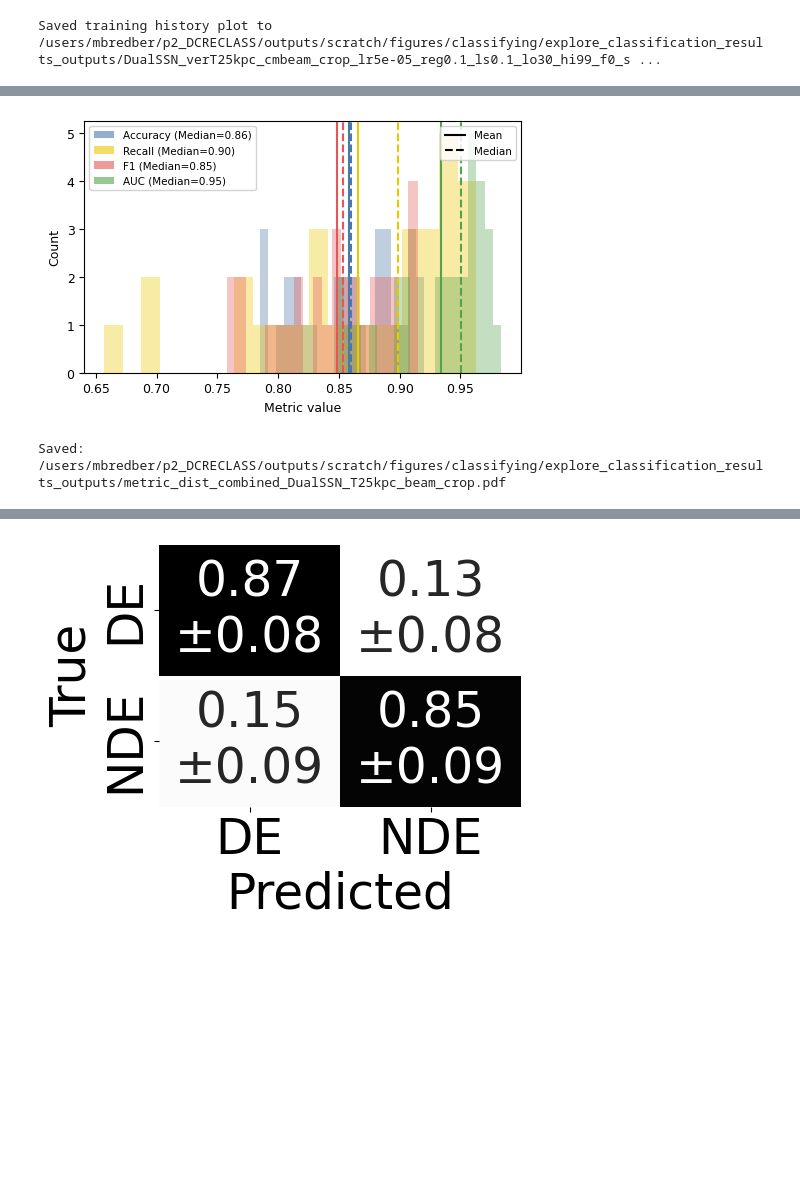
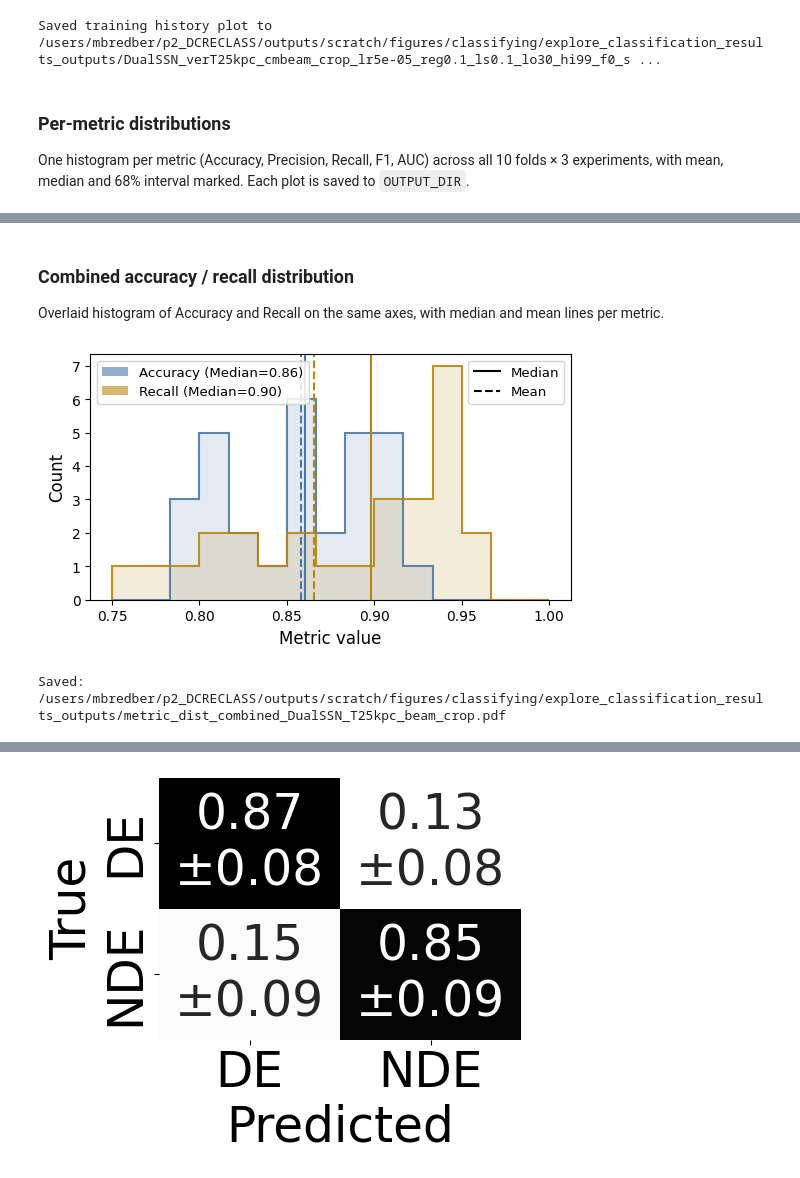
Before and after one commit to MarkusBredberg/dcreclass, a Jupyter notebook: notebooks/explore_classification_results.ipynb, the cells around one changed output, grey strips where cells are left out. Drawn from its saved outputs; the diff is of its cells as text; code cells hidden in the pictures; blank space fills up the shorter version.

Commit message:
New plots in notebook

```diff
--- a/notebooks/explore_classification_results.ipynb
+++ b/notebooks/explore_classification_results.ipynb
@@ -213,12 +242,9 @@ print('RunConfig defined')
 # %% [output]
 RunConfig defined
 # %%
-import json as _json
-
 @dataclass
 class LegacyRunConfig:
-    """Mimics RunConfig for use with plot_accuracy_bars/load_run.
-
+    """Subset of RunConfig fields needed to read legacy metrics from old-format pkl files.
     _draw_bars calls dataclasses.replace(cfg, version=..., blur_method=...)
     then load_run(cfg).  This class intercepts that call and reads from
     legacy_metrics.json instead of pkl files.
@@ -308,7 +334,7 @@ def load_run(cfg, verbose: bool = True) -> dict:
         '_cluster' : cluster-level diagnostics
         '_cfg'     : the RunConfig used
         '_old_keys': set of metric key suffixes (subset_fold_exp_lr_reg) whose
-                     data came from old_metrics_dir.  Used by plot_accuracy_bars()
+                     data came from old_metrics_dir.
                      to draw those bars hollow.
     """
     if isinstance(cfg, LegacyRunConfig):
@@ -557,6 +594,9 @@ else:
         plot_training_history(_hist, _base, _exp, save_dir=OUTPUT_DIR)
 # %% [output]
 Saved training history plot to /users/mbredber/p2_DCRECLASS/outputs/scratch/figures/classifying/explore_classification_results_outputs/DualSSN_verT25kpc_cmbeam_crop_lr5e-05_reg0.1_ls0.1_lo30_hi99_f0_s ...
+# %% [markdown]
+### Per-metric distributions
+One histogram per metric (Accuracy, Precision, Recall, F1, AUC) across all 10 folds × 3 experiments, with mean, median and 68% interval marked. Each plot is saved to `OUTPUT_DIR`.
 # %%
 # Metric distributions across all folds & experiments (one figure per metric)
 # Always uses all 10 folds × 3 experiments, regardless of the cfg above.
@@ -673,17 +712,19 @@ Saved:
   /users/mbredber/p2_DCRECLASS/outputs/scratch/figures/classifying/explore_classification_results_outputs/metric_dist_recall_DualSSN_T25kpc_beam_crop.pdf
   /users/mbredber/p2_DCRECLASS/outputs/scratch/figures/classifying/explore_classification_results_outputs/metric_dist_f1_score_DualSSN_T25kpc_beam_crop.pdf
   /users/mbredber/p2_DCRECLASS/outputs/scratch/figures/classifying/explore_classification_results_outputs/metric_dist_auc_DualSSN_T25kpc_beam_crop.pdf
+# %% [markdown]
+### Combined accuracy / recall distribution
+Overlaid histogram of Accuracy and Recall on the same axes, with median and mean lines per metric.
 # %%
-# Combined Acc / F1 / AUC distribution — one histogram, colour = metric
+# Combined Accuracy / Recall distribution — one histogram, colour = metric
 _COMBO_METRICS = [
-    ('accuracy',  'Accuracy',  '#4c78a8'),
-    #('precision', 'Precision', '#f58518'),
-    ('recall',    'Recall',    "#ebc700"),
-    ('f1_score',  'F1',        '#e45756'),
-    ('auc',       'AUC',       '#54a24b'),
+    ('accuracy', 'Accuracy', '#4c78a8'),
+    ('recall',   'Recall',   '#b8860b'),
 ]
 
-_fig, _ax = plt.subplots(figsize=(5.0, 3.2))
+_fig, _ax = plt.subplots(figsize=(5.5, 3.2))
+
+_SHARED_EDGES = np.linspace(0.75, 1.0, 16)
 
 _medians = {}
 for _met, _label, _col in _COMBO_METRICS:
@@ -691,57 +732,58 @@ for _met, _label, _col in _COMBO_METRICS:
     _vals = _vals[np.isfinite(_vals)]
     if _vals.size == 0:
         continue
 
+    _med  = float(np.median(_vals))
     _mean = float(_vals.mean())
-    _med  = float(np.median(_vals))
+    _medians[_met] = _med
 
-    _vmin, _vmax = float(_vals.min()), float(_vals.max())
-    if _vmin == _vmax:
-        _eps = max(1e-6, abs(_vmin) * 1e-3)
-        _vmin, _vmax = _vmin - _eps, _vmax + _eps
-    _edges = np.linspace(_vmin, _vmax, 21)
+    # Step outline
+    _ax.hist(_vals, bins=_SHARED_EDGES,
+             histtype='step',
+             color=_col, linewidth=1.5, alpha=0.9)
+    # Subtle fill
+    _ax.hist(_vals, bins=_SHARED_EDGES,
+             histtype='stepfilled',
+             color=_col, linewidth=0, alpha=0.15)
 
-    _ax.hist(_vals, bins=_edges, histtype='stepfilled', color=_col,
-             alpha=0.35, linewidth=0)
-    _medians[_met] = _med
-    _ax.axvline(_mean, color=_col, linewidth=1.5)
-    _ax.axvline(_med,  color=_col, linewidth=1.5, linestyle='--')
+    # Median — solid, Mean — dashed
+    _ax.axvline(_med,  color=_col, linewidth=1.5, linestyle='-')
+    _ax.axvline(_mean, color=_col, linewidth=1.5, linestyle='--')
 
-_ax.set_xlabel('Metric value', fontsize=9)
-_ax.set_ylabel('Count', fontsize=9)
+_ax.set_xlabel('Metric value', fontsize=12)
+_ax.set_ylabel('Count', fontsize=12)
+_ax.tick_params(axis='both', labelsize=10)
 
-# Legend 1 — colours = metrics
-from matplotlib.patches import Patch as _Patch
 _leg1 = _ax.legend(
-    handles=[_Patch(facecolor=col, alpha=0.6,
-                       label=f'{lbl} (Median={_medians.get(met, float("nan")):.2f})')
-             for met, lbl, col in _COMBO_METRICS],
-    fontsize=7.5, framealpha=0.85,
+    handles=[
+        _Patch(facecolor=col, alpha=0.6,
+               label=f'{lbl} (Median={_medians.get(met, float("nan")):.2f})')
+        for met, lbl, col in _COMBO_METRICS
+    ],
+    fontsize=9.5, framealpha=0.85,
     loc='upper left',
 )
 
-# Legend 2 — line styles = mean / median
-import matplotlib.lines as _mlines
 _leg2 = _ax.legend(
     handles=[
-        _mlines.Line2D([], [], color='k', linewidth=1.5,              label='Mean'),
-        _mlines.Line2D([], [], color='k', linewidth=1.5, linestyle='--', label='Median'),
+        _mlines.Line2D([], [], color='k', linewidth=1.5, linestyle='-',  label='Median'),
+        _mlines.Line2D([], [], color='k', linewidth=1.5, linestyle='--', label='Mean'),
     ],
-    fontsize=7.5, framealpha=0.85,
+    fontsize=9.5, framealpha=0.85,
     loc='upper right',
 )
-_ax.add_artist(_leg1)   # re-add first legend (second call replaces it otherwise)
+_ax.add_artist(_leg1)
 
 _fig.tight_layout()
 
 _fname = os.path.join(
     OUTPUT_DIR,
     f'metric_dist_combined_{cfg.classifier}_{cfg.version}_{cfg.crop_mode}.pdf',
 )
 plt.savefig(_fname, bbox_inches='tight')
 plt.show()
 plt.close()
 print('Saved:', _fname)
 # %% [output]
-[figure, old version]
+[figure, new version]
 Saved: /users/mbredber/p2_DCRECLASS/outputs/scratch/figures/classifying/explore_classification_results_outputs/metric_dist_combined_DualSSN_T25kpc_beam_crop.pdf
```
Also changed, not shown: parts of 45 cells of this notebook, 2 other files.
